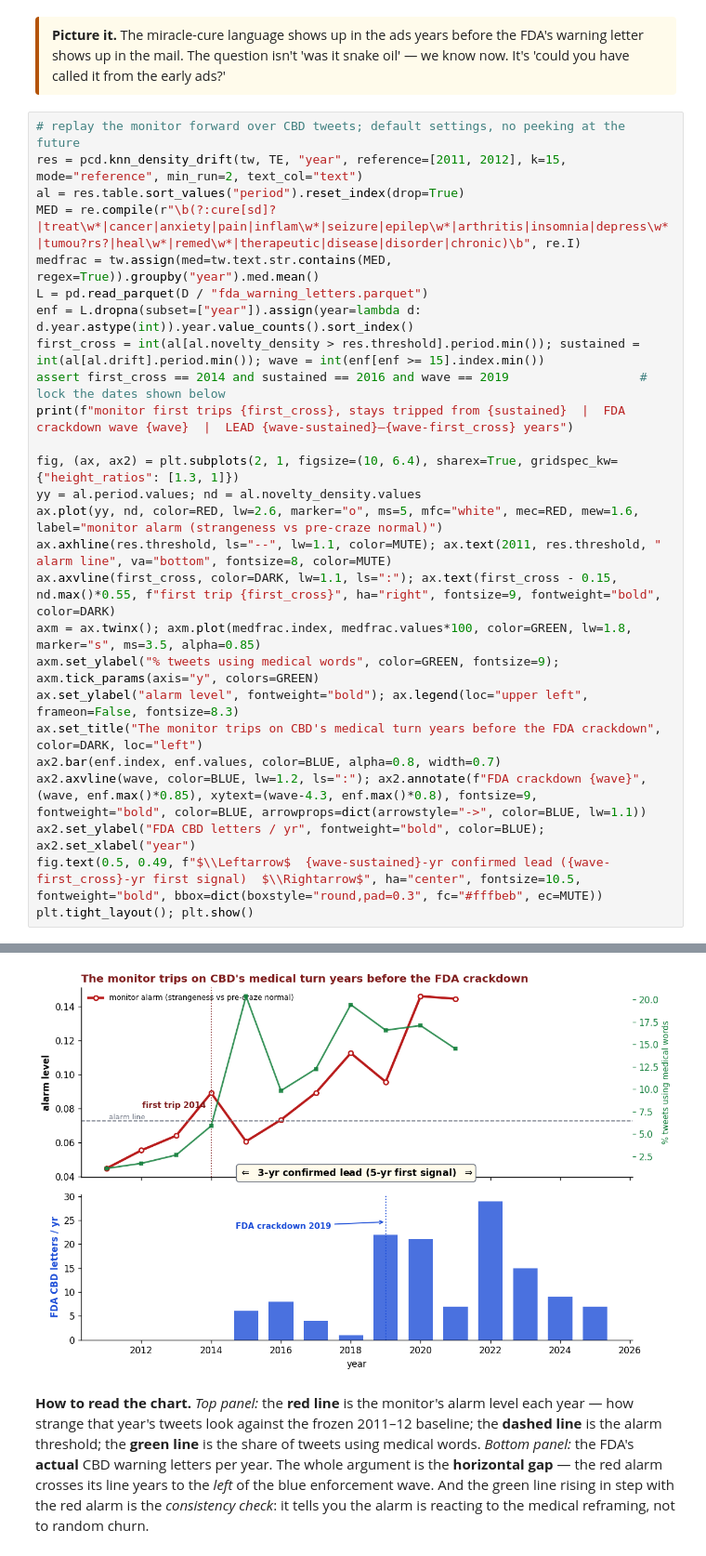
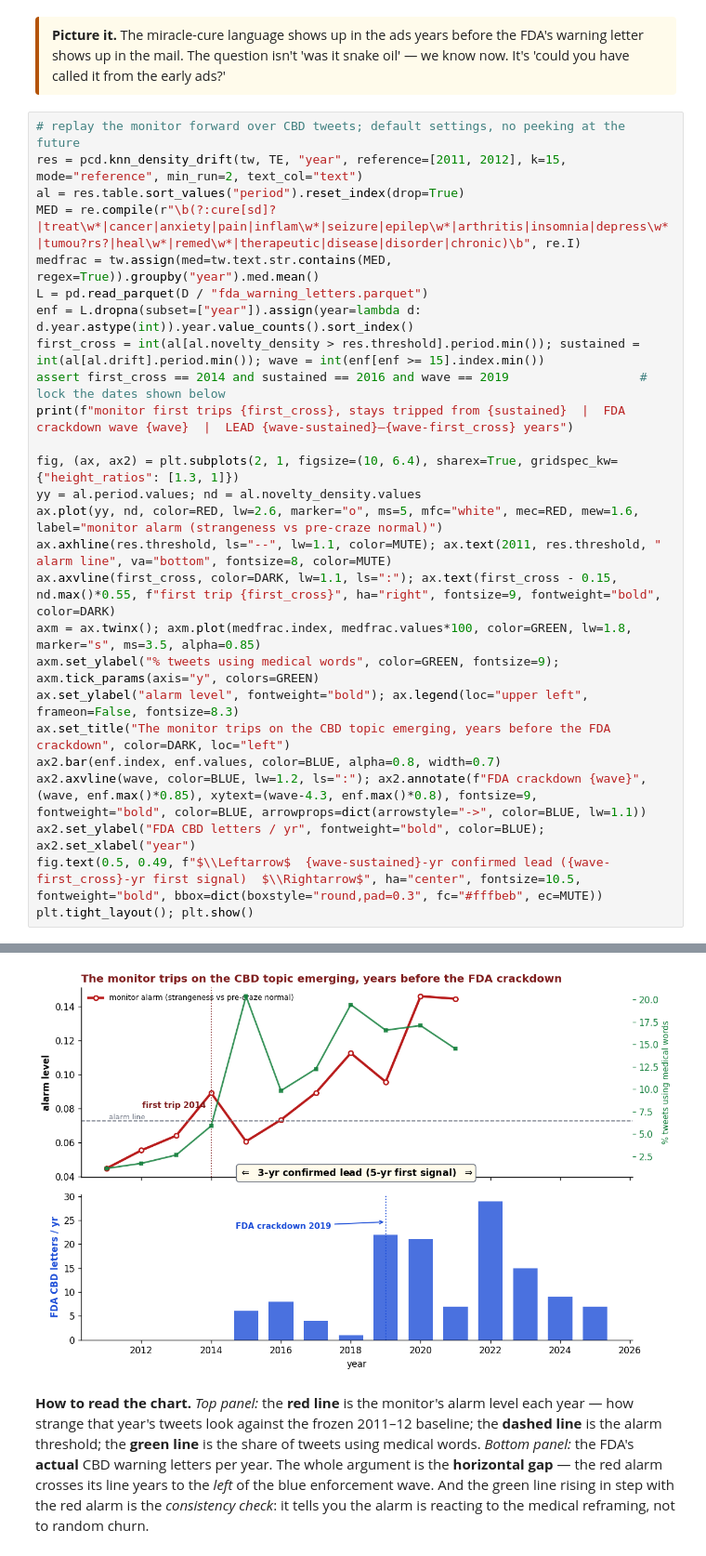
Before and after one commit to jturner-uofl/pycorpdiff, a Jupyter notebook: examples/cbd_fda_drift_showcase.ipynb, the cells around one changed output, grey strips where cells are left out. Shown at 93% size. Cells and saved outputs as stored; diff of their text form.

```diff
--- a/examples/cbd_fda_drift_showcase.ipynb
+++ b/examples/cbd_fda_drift_showcase.ipynb
@@ -409,32 +409,32 @@ Now the payoff. We take the lazy-bouncer monitor, freeze its idea of "normal" on
 # %%
 # replay the monitor forward over CBD tweets; default settings, no peeking at the future
 res = pcd.knn_density_drift(tw, TE, "year", reference=[2011, 2012], k=15, mode="reference", min_run=2, text_col="text")
 al = res.table.sort_values("period").reset_index(drop=True)
 MED = re.compile(r"\b(?:cure[sd]?|treat\w*|cancer|anxiety|pain|inflam\w*|seizure|epilep\w*|arthritis|insomnia|depress\w*|tumou?rs?|heal\w*|remed\w*|therapeutic|disease|disorder|chronic)\b", re.I)
 medfrac = tw.assign(med=tw.text.str.contains(MED, regex=True)).groupby("year").med.mean()
 L = pd.read_parquet(D / "fda_warning_letters.parquet")
 enf = L.dropna(subset=["year"]).assign(year=lambda d: d.year.astype(int)).year.value_counts().sort_index()
 first_cross = int(al[al.novelty_density > res.threshold].period.min()); sustained = int(al[al.drift].period.min()); wave = int(enf[enf >= 15].index.min())
 assert first_cross == 2014 and sustained == 2016 and wave == 2019                  # lock the dates shown below
 print(f"monitor first trips {first_cross}, stays tripped from {sustained}  |  FDA crackdown wave {wave}  |  LEAD {wave-sustained}–{wave-first_cross} years")
 
 fig, (ax, ax2) = plt.subplots(2, 1, figsize=(10, 6.4), sharex=True, gridspec_kw={"height_ratios": [1.3, 1]})
 yy = al.period.values; nd = al.novelty_density.values
 ax.plot(yy, nd, color=RED, lw=2.6, marker="o", ms=5, mfc="white", mec=RED, mew=1.6, label="monitor alarm (strangeness vs pre-craze normal)")
 ax.axhline(res.threshold, ls="--", lw=1.1, color=MUTE); ax.text(2011, res.threshold, " alarm line", va="bottom", fontsize=8, color=MUTE)
 ax.axvline(first_cross, color=DARK, lw=1.1, ls=":"); ax.text(first_cross - 0.15, nd.max()*0.55, f"first trip {first_cross}", ha="right", fontsize=9, fontweight="bold", color=DARK)
 axm = ax.twinx(); axm.plot(medfrac.index, medfrac.values*100, color=GREEN, lw=1.8, marker="s", ms=3.5, alpha=0.85)
 axm.set_ylabel("% tweets using medical words", color=GREEN, fontsize=9); axm.tick_params(axis="y", colors=GREEN)
 ax.set_ylabel("alarm level", fontweight="bold"); ax.legend(loc="upper left", frameon=False, fontsize=8.3)
-ax.set_title("The monitor trips on CBD's medical turn years before the FDA crackdown", color=DARK, loc="left")
+ax.set_title("The monitor trips on the CBD topic emerging, years before the FDA crackdown", color=DARK, loc="left")
 ax2.bar(enf.index, enf.values, color=BLUE, alpha=0.8, width=0.7)
 ax2.axvline(wave, color=BLUE, lw=1.2, ls=":"); ax2.annotate(f"FDA crackdown {wave}", (wave, enf.max()*0.85), xytext=(wave-4.3, enf.max()*0.8), fontsize=9, fontweight="bold", color=BLUE, arrowprops=dict(arrowstyle="->", color=BLUE, lw=1.1))
 ax2.set_ylabel("FDA CBD letters / yr", fontweight="bold", color=BLUE); ax2.set_xlabel("year")
 fig.text(0.5, 0.49, f"$\\Leftarrow$  {wave-sustained}-yr confirmed lead ({wave-first_cross}-yr first signal)  $\\Rightarrow$", ha="center", fontsize=10.5, fontweight="bold", bbox=dict(boxstyle="round,pad=0.3", fc="#fffbeb", ec=MUTE))
 plt.tight_layout(); plt.show()
 # %% [output]
 monitor first trips 2014, stays tripped from 2016  |  FDA crackdown wave 2019  |  LEAD 3–5 years
-[figure, old version]
+[figure, new version]
 # %% [markdown]
 **How to read the chart.** *Top panel:* the **red line** is the monitor's alarm level each year — how strange that year's tweets look against the frozen 2011–12 baseline; the **dashed line** is the alarm threshold; the **green line** is the share of tweets using medical words. *Bottom panel:* the FDA's **actual** CBD warning letters per year. The whole argument is the **horizontal gap** — the red alarm crosses its line years to the *left* of the blue enforcement wave. And the green line rising in step with the red alarm is the *consistency check*: it tells you the alarm is reacting to the medical reframing, not to random churn.
 # %% [markdown]
```
Also changed, not shown: parts of 10 cells of this notebook.
